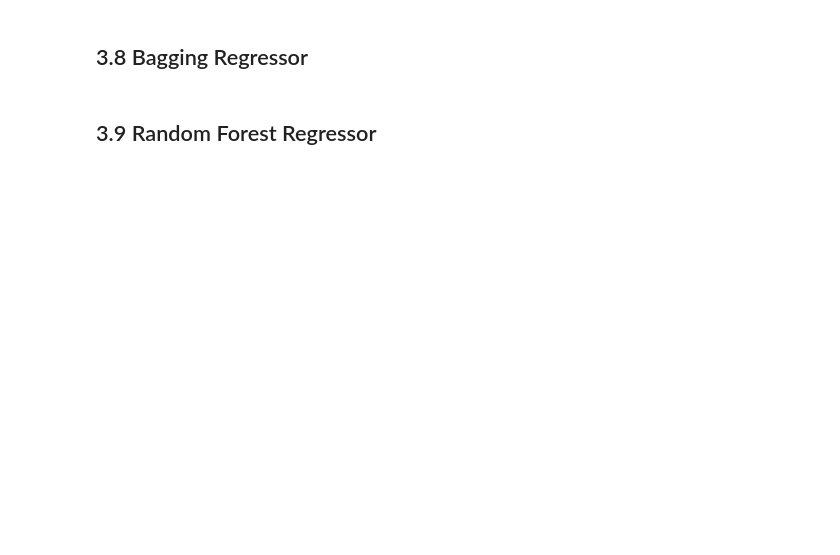
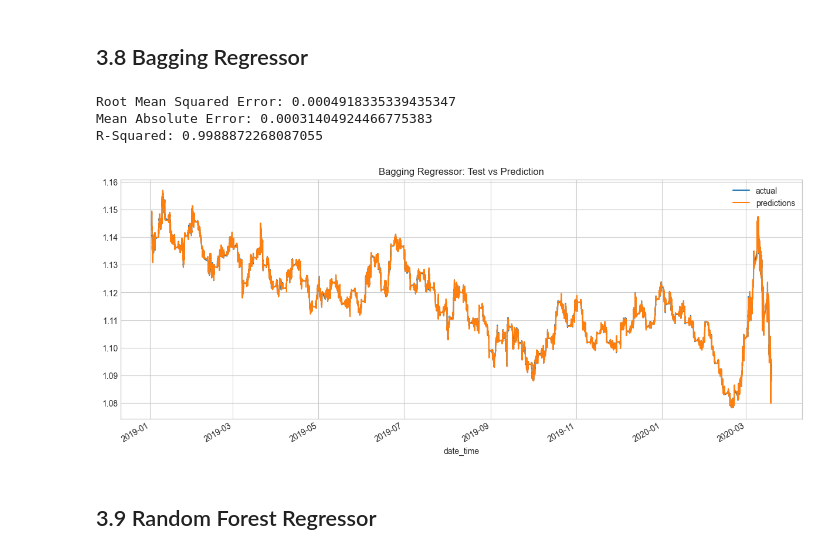
Before and after one commit to CuongB2205856/Project, a Jupyter notebook: ProjectCT294.ipynb, the cells around one changed output. Drawn from its saved outputs; the diff is of its cells as text; code cells hidden in the pictures; blank space fills up the shorter version.

```diff
--- a/ProjectCT294.ipynb
+++ b/ProjectCT294.ipynb
@@ -520,22 +498,27 @@ plt.show()
 ## 3.8 Bagging Regressor
 # %%
 #Bagging Regressor
-bag_reg = BaggingRegressor(n_estimators=500, n_jobs=-1, random_state=42)
+bag_reg = BaggingRegressor(n_estimators=200, n_jobs=-1, random_state=42)
 bag_reg.fit(X_scaled_train, y_train)
 
 #predicting the closing price
 predictions = bag_reg.predict(X_scaled_test)
 
 #model evaluation
 print('Root Mean Squared Error:', np.sqrt(mean_squared_error(y_test, predictions)))
 print('Mean Absolute Error:', mean_absolute_error(y_test, predictions))
 print('R-Squared:', r2_score(y_test, predictions))
 
 #plotting the results
 test_vs_pred = pd.DataFrame({'actual':y_test, 'predictions':predictions})
 test_vs_pred.plot(figsize=(15,6))
 plt.title('Bagging Regressor: Test vs Prediction')
 plt.show()
+# %% [output]
+Root Mean Squared Error: 0.0004918335339435347
+Mean Absolute Error: 0.00031404924466775383
+R-Squared: 0.9988872268087055
+[figure, added]
 # %% [markdown]
 ## 3.9 Random Forest Regressor
 # %%
```
Also changed, not shown: parts of 17 cells of this notebook.
